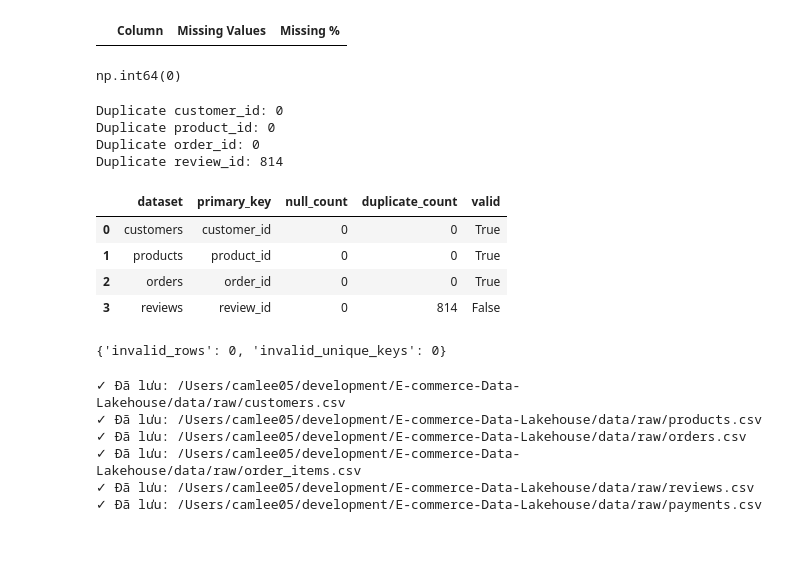
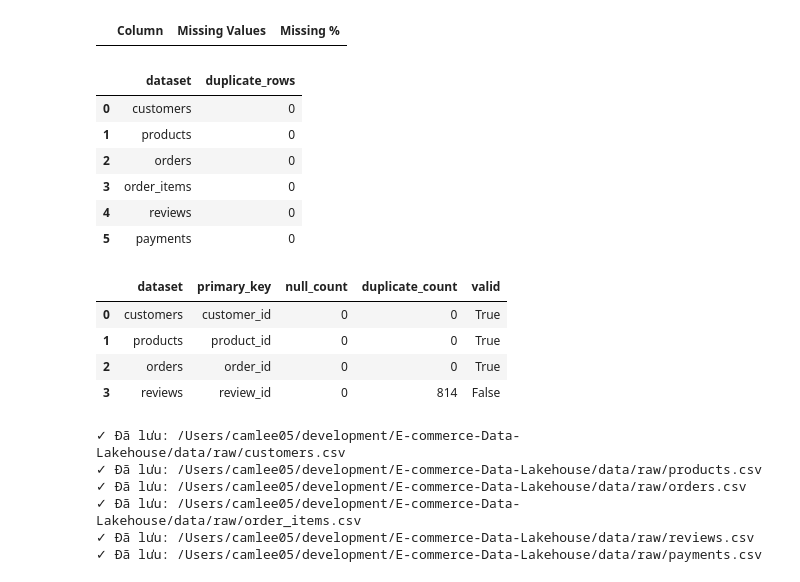
Before and after one commit to vanbun404/E-commerce-Data-Lakehouse-Project, a Jupyter notebook: notebooks/01_data_collection.ipynb, the cells around one changed output. Cells and saved outputs as stored; diff of their text form; code cells hidden in the pictures; blank space fills up the shorter version.

```diff
--- a/notebooks/01_data_collection.ipynb
+++ b/notebooks/01_data_collection.ipynb
@@ -165,34 +367,32 @@ Missing values - reviews
 Missing values - payments
 |  | Column | Missing Values | Missing % |
 # %%
-# Kiểm tra các bản ghi trùng lặp trong từng dataset
-df.duplicated().sum()
+# Kiểm tra duplicate toàn dòng
+
+duplicate_results = []
+
+for name, df in datasets.items():
+
+    duplicate_count = int(
+        df.duplicated().sum()
+    )
+
+    duplicate_results.append({
+        "dataset": name,
+        "duplicate_rows": duplicate_count
+    })
+
+duplicate_df = pd.DataFrame(
+    duplicate_results
+)
+
+duplicate_df
 # %% [output]
-np.int64(0)
+|  | dataset | duplicate_rows |
+| 0 | customers | 0 |
+| 1 | products | 0 |
+| 2 | orders | 0 |
+| 3 | order_items | 0 |
+| 4 | reviews | 0 |
+| 5 | payments | 0 |
-# %%
-# Kiểm tra các giá trị trùng lặp trong các cột khóa chính của từng dataset
-print(
-    "Duplicate customer_id:",
-    customers["customer_id"].duplicated().sum()
-)
-
-print(
-    "Duplicate product_id:",
-    products["product_id"].duplicated().sum()
-)
-
-print(
-    "Duplicate order_id:",
-    orders["order_id"].duplicated().sum()
-)
-
-print(
-    "Duplicate review_id:",
-    reviews["review_id"].duplicated().sum()
-)
-# %% [output]
-Duplicate customer_id: 0
-Duplicate product_id: 0
-Duplicate order_id: 0
-Duplicate review_id: 814
 # %%
@@ -246,7 +457,9 @@ def check_foreign_key(
         & ~child_df[key_col].isin(parent_ids)
     )
 
-    invalid_rows = int(invalid_mask.sum())
+    invalid_rows = int(
+        invalid_mask.sum()
+    )
 
     invalid_keys = int(
         child_df.loc[
@@ -259,12 +472,4 @@ def check_foreign_key(
         "invalid_rows": invalid_rows,
         "invalid_unique_keys": invalid_keys
     }
-
-check_foreign_key(
-    datasets["orders"],
-    datasets["customers"],
-    "customer_id"
-)
-# %% [output]
-{'invalid_rows': 0, 'invalid_unique_keys': 0}
 # %%
```
Also changed, not shown: parts of 15 cells of this notebook, 8 other files.
